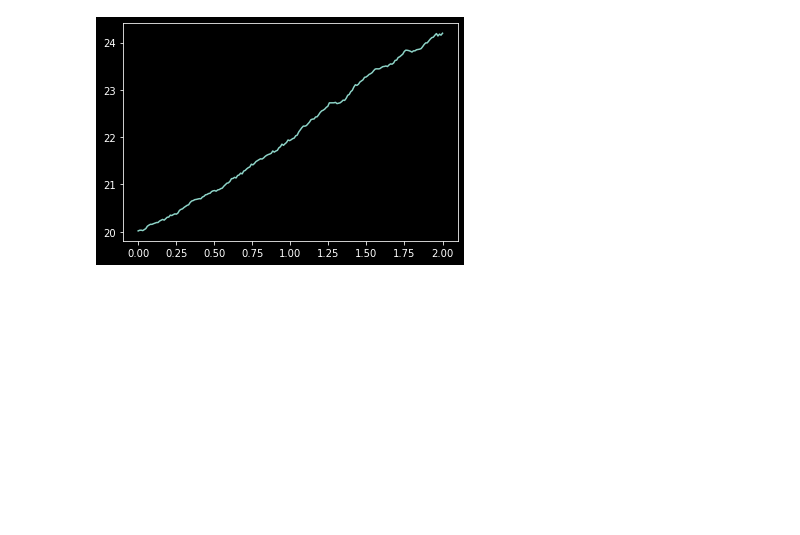
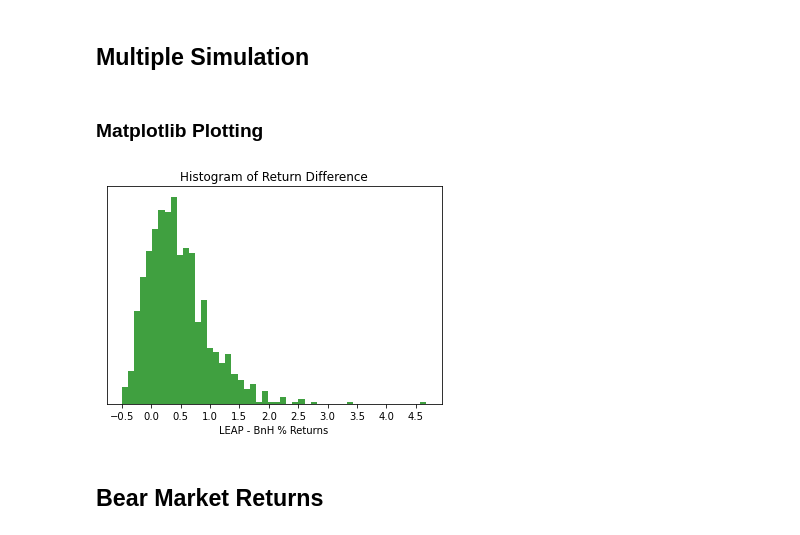
Before and after one commit to zachlim98/BeatingEnDUS, a Jupyter notebook: MonteCarloLEAPS/simulation.ipynb, the cells around one changed output. Cells and saved outputs as stored; diff of their text form; code cells hidden in the pictures; blank space fills up the shorter version.

Commit message:
More LEAPs simulation

```diff
--- a/MonteCarloLEAPS/simulation.ipynb
+++ b/MonteCarloLEAPS/simulation.ipynb
@@ -8,8 +19,9 @@ c = mibian.Me([422, 420, 0.01, 7, 911], volatility=21.63)
 # %%
-mu = 0.0010
-sigma = 0.012
+mu = np.mean(tickerDf["returns"])
+sigma = np.std(tickerDf["returns"])
+days_of = 857
 start_price = 420
 
-returns = np.random.normal(loc=mu, scale=sigma, size=911)
+returns = np.random.normal(loc=mu, scale=sigma, size=days_of)
 price = start_price*(1+returns).cumprod()
 # %%
@@ -25,20 +38 @@ fig = px.line(returns,x="Days", y=["Underlying Price","LEAP Price"])
 fig.show()
-# %%
-import matplotlib.pyplot as plt
-import numpy as np
-
-T = 2
-mu = 0.1
-sigma = 0.01
-S0 = 20
-dt = 0.01
-N = round(T/dt)
-t = np.linspace(0, T, N)
-W = np.random.standard_normal(size = N)
-W = np.cumsum(W)*np.sqrt(dt) ### standard brownian motion ###
-X = (mu-0.5*sigma**2)*t + sigma*W
-S = S0*np.exp(X) ### geometric brownian motion ###
-plt.plot(t, S)
-plt.show()
-# %% [output]
-[figure, removed]
@@ -44,0 +43,11 @@ plt.show()
+# %% [markdown]
+## Multiple Simulation
+# %%
+sim = []
+
+for i in range(0,1000):
+    price = start_price*(1+(np.random.normal(loc=mu, scale=sigma, size=days_of))).cumprod()
+    LEAP_val = (mibian.BS([price[-1], 210, 0.01, 1], volatility=21.63).callPrice - mibian.BS([price[0], 210, 0.01, days_of], volatility=21.63).callPrice)/ mibian.BS([price[0], 210, 0.01, days_of], volatility=21.63).callPrice
+    BnH_val = (price[-1] - price[0] )/ price[0]
+    diff = LEAP_val - BnH_val
+    sim.append(diff)
@@ -44,0 +58,2 @@ plt.show()
+# %% [markdown]
+### Matplotlib Plotting
@@ -44,0 +62,13 @@ plt.show()
+# %%
+fig, ax = plt.subplots()
+
+n, bins, patches = plt.hist(sim, facecolor="g", alpha=0.75, bins=50)
+plt.xlabel("LEAP - BnH % Returns")
+ax.set_title("Histogram of Return Difference")
+ax.get_yaxis().set_visible(False)
+plt.xticks(ticks=np.arange(-0.5,5,0.5))
+plt.show()
+# %% [output]
+[figure, added]
+# %% [markdown]
+## Bear Market Returns
```
Also changed, not shown: parts of 17 cells of this notebook, 4 other files.
